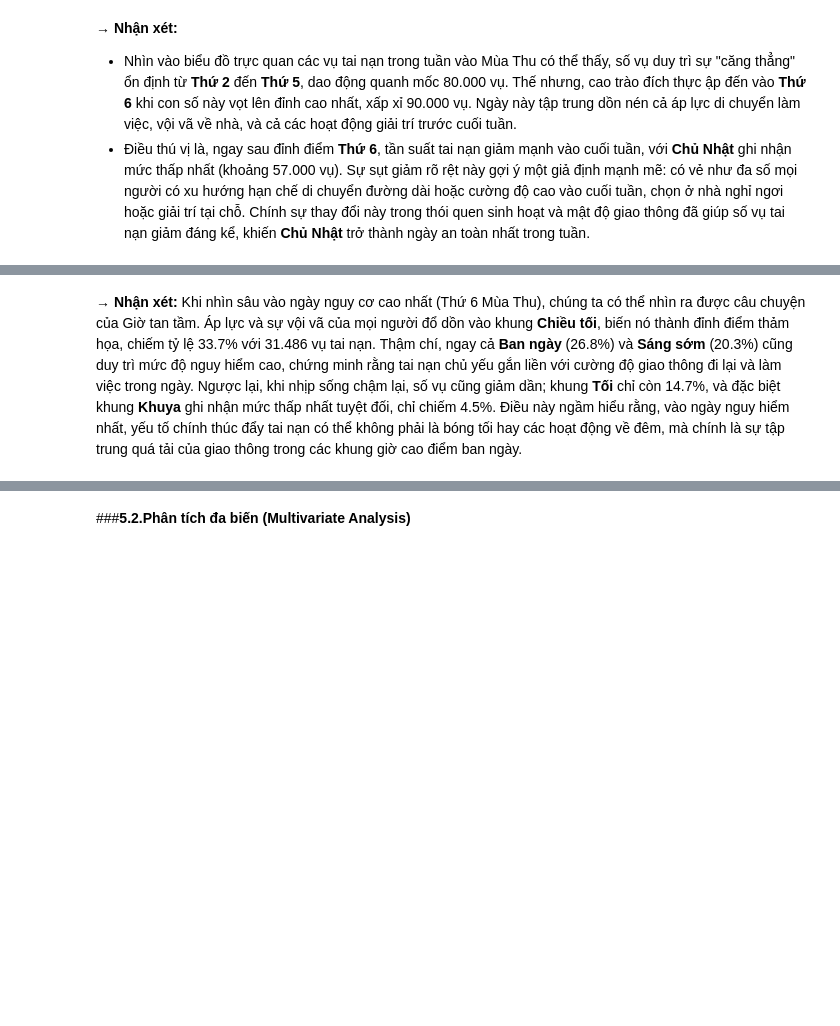
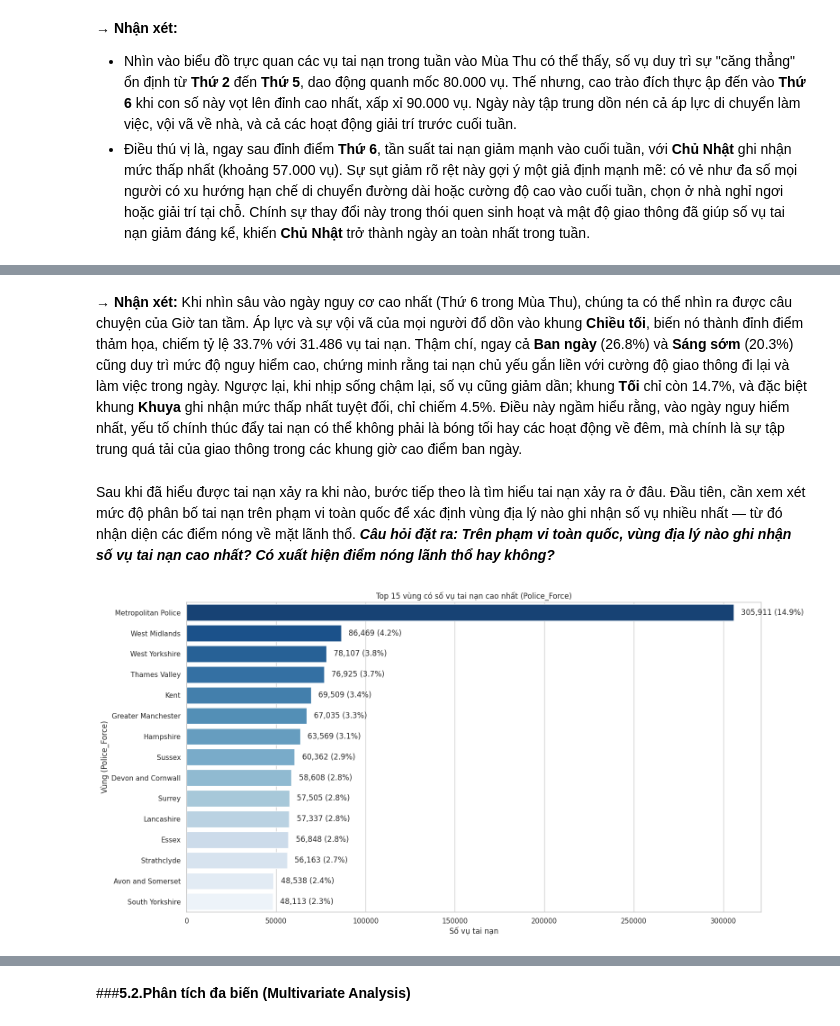
Before and after one commit to mihhwiNick/DA_project, a Jupyter notebook: UK_Road_Traffic_Accident_DA.ipynb, the cells around one changed output, grey strips where cells are left out. Drawn from its saved outputs; the diff is of its cells as text; code cells hidden in the pictures; blank space fills up the shorter version.

```diff
--- a/UK_Road_Traffic_Accident_DA.ipynb
+++ b/UK_Road_Traffic_Accident_DA.ipynb
@@ -1198,2 +1196,36 @@ plt.show()
 # %% [markdown]
-**→ Nhận xét:** Khi nhìn sâu vào ngày nguy cơ cao nhất (Thứ 6 Mùa Thu), chúng ta có thể nhìn ra được câu chuyện của Giờ tan tầm. Áp lực và sự vội vã của mọi người đổ dồn vào khung **Chiều tối**, biến nó thành đỉnh điểm thảm họa, chiếm tỷ lệ 33.7% với 31.486 vụ tai nạn. Thậm chí, ngay cả **Ban ngày** (26.8%) và **Sáng sớm** (20.3%) cũng duy trì mức độ nguy hiểm cao, chứng minh rằng tai nạn chủ yếu gắn liền với cường độ giao thông đi lại và làm việc trong ngày. Ngược lại, khi nhịp sống chậm lại, số vụ cũng giảm dần; khung **Tối** chỉ còn 14.7%, và đặc biệt khung **Khuya** ghi nhận mức thấp nhất tuyệt đối, chỉ chiếm 4.5%. Điều này ngầm hiểu rằng, vào ngày nguy hiểm nhất, yếu tố chính thúc đẩy tai nạn có thể không phải là bóng tối hay các hoạt động về đêm, mà chính là sự tập trung quá tải của giao thông trong các khung giờ cao điểm ban ngày.
+**→ Nhận xét:** Khi nhìn sâu vào ngày nguy cơ cao nhất (Thứ 6 trong Mùa Thu), chúng ta có thể nhìn ra được câu chuyện của Giờ tan tầm. Áp lực và sự vội vã của mọi người đổ dồn vào khung **Chiều tối**, biến nó thành đỉnh điểm thảm họa, chiếm tỷ lệ 33.7% với 31.486 vụ tai nạn. Thậm chí, ngay cả **Ban ngày** (26.8%) và **Sáng sớm** (20.3%) cũng duy trì mức độ nguy hiểm cao, chứng minh rằng tai nạn chủ yếu gắn liền với cường độ giao thông đi lại và làm việc trong ngày. Ngược lại, khi nhịp sống chậm lại, số vụ cũng giảm dần; khung **Tối** chỉ còn 14.7%, và đặc biệt khung **Khuya** ghi nhận mức thấp nhất tuyệt đối, chỉ chiếm 4.5%. Điều này ngầm hiểu rằng, vào ngày nguy hiểm nhất, yếu tố chính thúc đẩy tai nạn có thể không phải là bóng tối hay các hoạt động về đêm, mà chính là sự tập trung quá tải của giao thông trong các khung giờ cao điểm ban ngày.
+# %% [markdown]
+Sau khi đã hiểu được tai nạn xảy ra khi nào, bước tiếp theo là tìm hiểu tai nạn xảy ra ở đâu.
+Đầu tiên, cần xem xét mức độ phân bố tai nạn trên phạm vi toàn quốc để xác định vùng địa lý nào ghi nhận số vụ nhiều nhất — từ đó nhận diện các điểm nóng về mặt lãnh thổ. ***Câu hỏi đặt ra: Trên phạm vi toàn quốc, vùng địa lý nào ghi nhận số vụ tai nạn cao nhất? Có xuất hiện điểm nóng lãnh thổ hay không?***
+# %%
+# Tính số vụ tai nạn theo vùng địa lý
+pf_counts = merged_data['Police_Force'].fillna('Missing').value_counts()
+total = pf_counts.sum()
+
+# Lấy Top 15
+top_pf = pf_counts.head(15).reset_index()
+top_pf.columns = ['Police_Force', 'Accident_Count']
+top_pf['Percent'] = top_pf['Accident_Count'] / total
+
+# Biểu đồ
+plt.figure(figsize=(16,8))
+sns.barplot(
+    data=top_pf,
+    x='Accident_Count',
+    y='Police_Force',
+    palette='Blues_r'
+)
+
+plt.title('Top 15 vùng có số vụ tai nạn cao nhất (Police_Force)')
+plt.xlabel('Số vụ tai nạn')
+plt.ylabel('Vùng (Police_Force)')
+
+# Ghi số + tỉ lệ
+for i, (cnt, pct) in enumerate(zip(top_pf['Accident_Count'], top_pf['Percent'])):
+    plt.text(cnt + total*0.002, i, f"{cnt:,} ({pct:.1%})", va='center')
+
+plt.tight_layout()
+plt.show()
+# %% [output]
+[figure, added]
```
Also changed, not shown: parts of 18 cells of this notebook.
